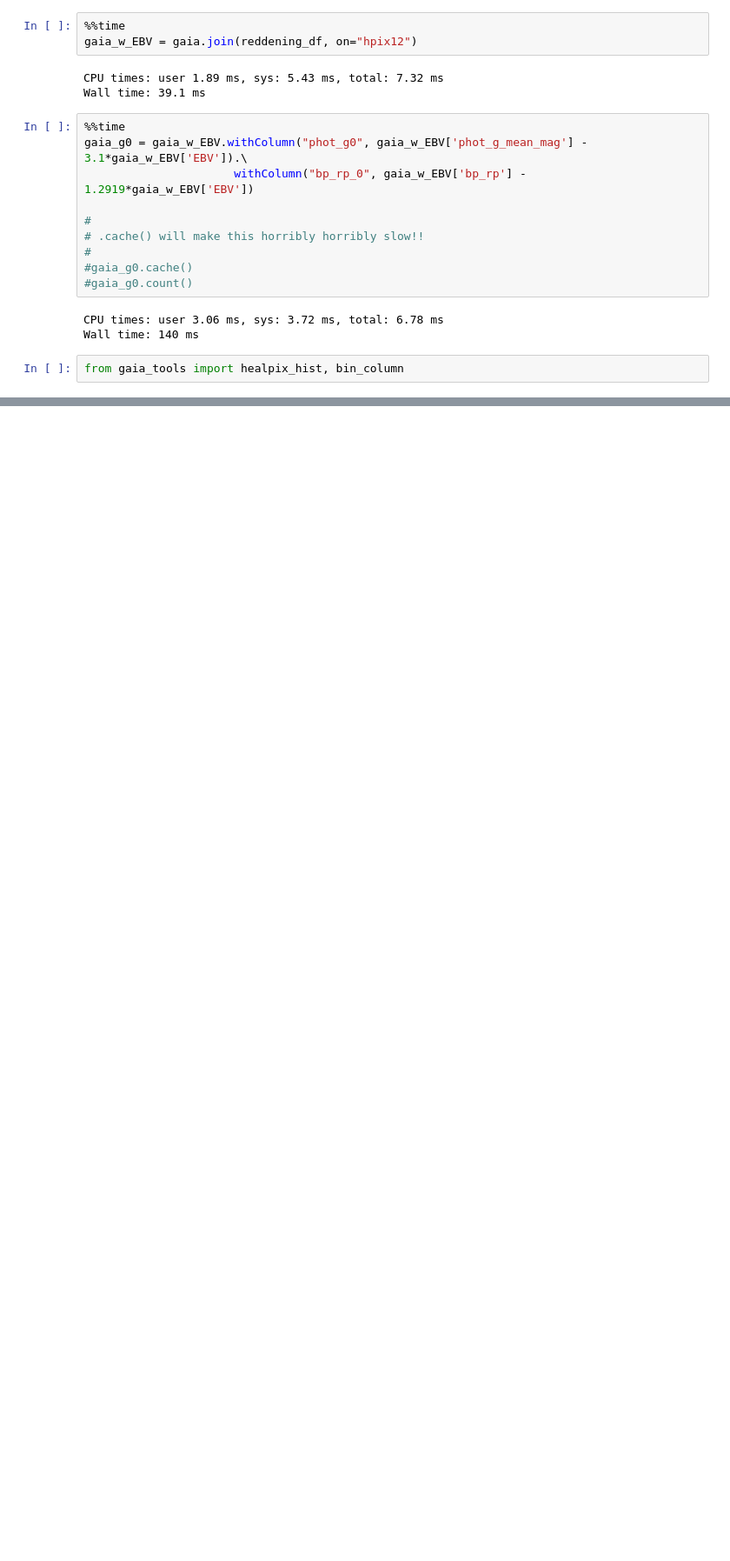
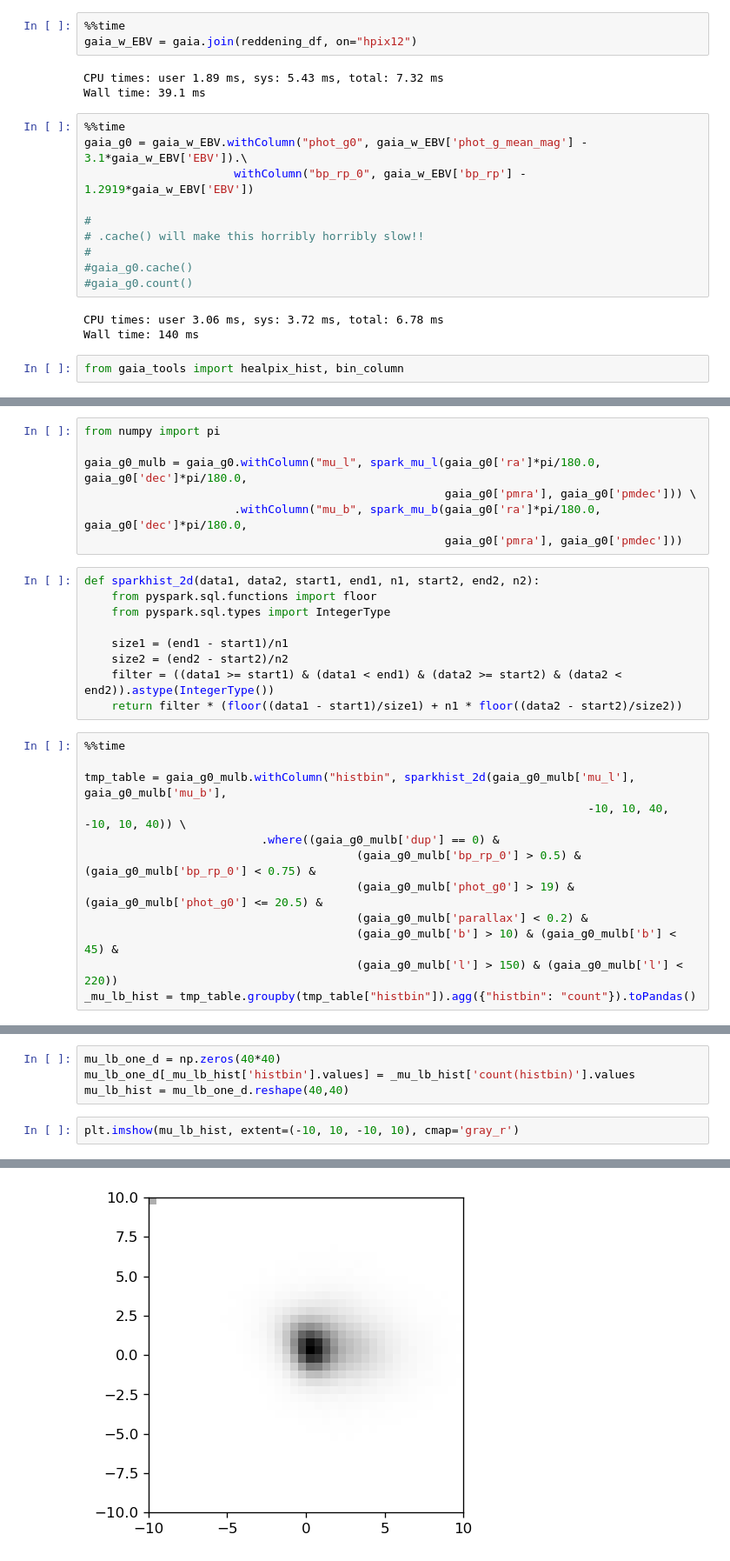
Before and after one commit to ctslater/gaia_experiments, a Jupyter notebook: dereddening_gaia.ipynb, the cells around one changed output, grey strips where cells are left out. Shown at 87% size. Drawn from its saved outputs; the diff is of its cells as text; blank space fills up the shorter version.

```diff
--- a/dereddening_gaia.ipynb
+++ b/dereddening_gaia.ipynb
@@ -92,0 +126,28 @@ hp.mollview(dereddened_density2, rot=(266.4 - 180, 28.94, -57),
+# %%
+from numpy import pi
+
+gaia_g0_mulb = gaia_g0.withColumn("mu_l", spark_mu_l(gaia_g0['ra']*pi/180.0, gaia_g0['dec']*pi/180.0,
+                                                     gaia_g0['pmra'], gaia_g0['pmdec'])) \
+                      .withColumn("mu_b", spark_mu_b(gaia_g0['ra']*pi/180.0, gaia_g0['dec']*pi/180.0,
+                                                     gaia_g0['pmra'], gaia_g0['pmdec']))
+# %%
+def sparkhist_2d(data1, data2, start1, end1, n1, start2, end2, n2):
+    from pyspark.sql.functions import floor
+    from pyspark.sql.types import IntegerType
+
+    size1 = (end1 - start1)/n1
+    size2 = (end2 - start2)/n2
+    filter = ((data1 >= start1) & (data1 < end1) & (data2 >= start2) & (data2 < end2)).astype(IntegerType())
+    return filter * (floor((data1 - start1)/size1) + n1 * floor((data2 - start2)/size2))
+# %%
+%%time
+
+tmp_table = gaia_g0_mulb.withColumn("histbin", sparkhist_2d(gaia_g0_mulb['mu_l'], gaia_g0_mulb['mu_b'],
+                                                                          -10, 10, 40, -10, 10, 40)) \
+                          .where((gaia_g0_mulb['dup'] == 0) &
+                                        (gaia_g0_mulb['bp_rp_0'] > 0.5) & (gaia_g0_mulb['bp_rp_0'] < 0.75) &
+                                        (gaia_g0_mulb['phot_g0'] > 19) & (gaia_g0_mulb['phot_g0'] <= 20.5) &
+                                        (gaia_g0_mulb['parallax'] < 0.2) &
+                                        (gaia_g0_mulb['b'] > 10) & (gaia_g0_mulb['b'] < 45) &
+                                        (gaia_g0_mulb['l'] > 150) & (gaia_g0_mulb['l'] < 220))
+_mu_lb_hist = tmp_table.groupby(tmp_table["histbin"]).agg({"histbin": "count"}).toPandas()
@@ -92,0 +157,7 @@ hp.mollview(dereddened_density2, rot=(266.4 - 180, 28.94, -57),
+# %%
+mu_lb_one_d = np.zeros(40*40)
+mu_lb_one_d[_mu_lb_hist['histbin'].values] = _mu_lb_hist['count(histbin)'].values
+mu_lb_hist = mu_lb_one_d.reshape(40,40)
+# %%
+plt.imshow(mu_lb_hist, extent=(-10, 10, -10, 10), cmap='gray_r')
+# %% [output]
@@ -92,0 +165 @@ hp.mollview(dereddened_density2, rot=(266.4 - 180, 28.94, -57),
+[figure, added]
```
Also changed, not shown: parts of 8 cells of this notebook, 1 other file.
